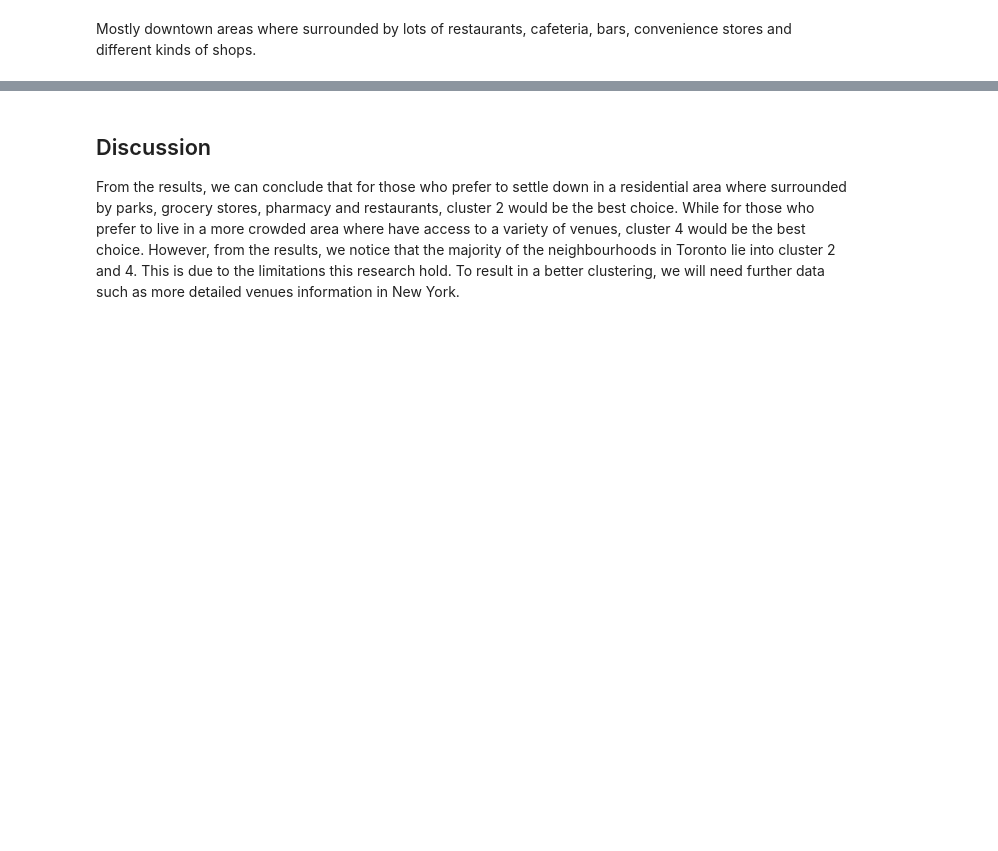
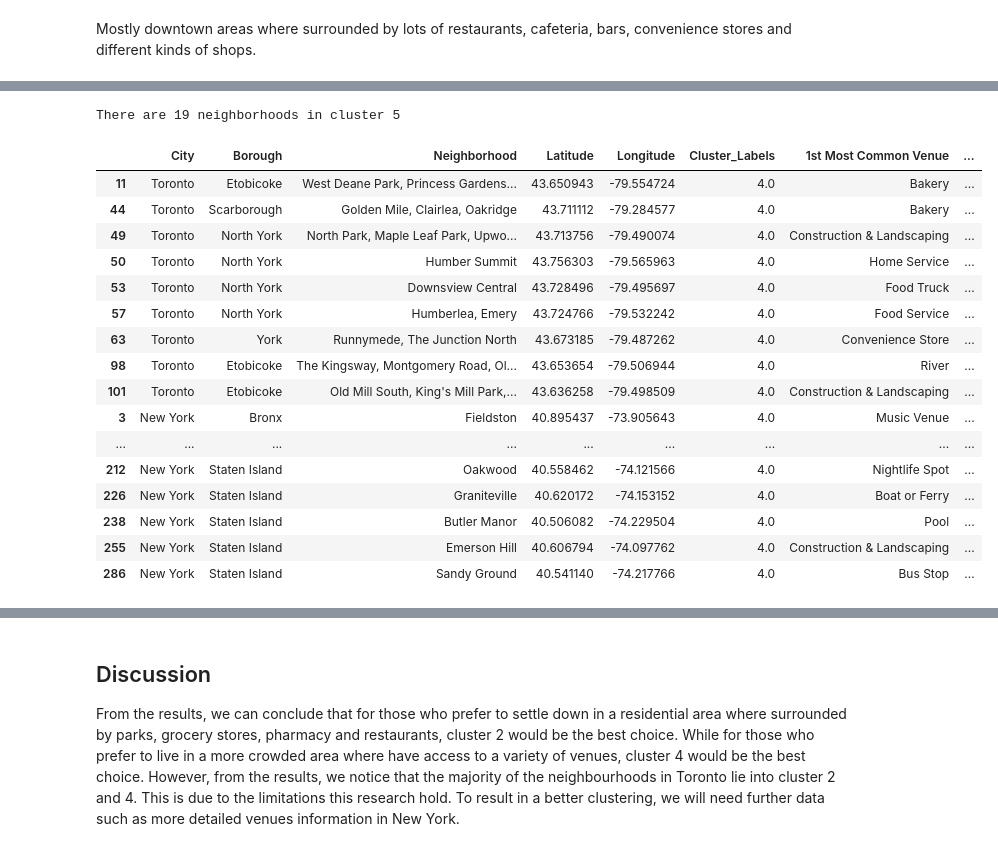
Before and after one commit to TianweiZhao/Coursera_Capstone, a Jupyter notebook: Capstone_The-Battle-of-the-Neighborhoods.ipynb, the cells around one changed output, grey strips where cells are left out. Cells and saved outputs as stored; diff of their text form; code cells hidden in the pictures; blank space fills up the shorter version.

```diff
--- a/Capstone_The-Battle-of-the-Neighborhoods.ipynb
+++ b/Capstone_The-Battle-of-the-Neighborhoods.ipynb
@@ -773,3 +786,26 @@ displayClusters('New York', 'United States', cluster1[cluster1['City'] == 'New Y
 # %% [output]
 New York:
 [interactive output not drawn]
+# %%
+cluster5 = toronto_newyork_merged.loc[toronto_newyork_merged['Cluster_Labels'] == 4]
+print('There are {} neighborhoods in cluster 5'.format(cluster5.shape[0]))
+cluster5
+# %% [output]
+There are 19 neighborhoods in cluster 5
+|  | City | Borough | Neighborhood | Latitude | Longitude | Cluster_Labels | 1st Most Common Venue | ... |
+| 11 | Toronto | Etobicoke | West Deane Park, Princess Gardens... | 43.650943 | -79.554724 | 4.0 | Bakery | ... |
+| 44 | Toronto | Scarborough | Golden Mile, Clairlea, Oakridge | 43.711112 | -79.284577 | 4.0 | Bakery | ... |
+| 49 | Toronto | North York | North Park, Maple Leaf Park, Upwo... | 43.713756 | -79.490074 | 4.0 | Construction & Landscaping | ... |
+| 50 | Toronto | North York | Humber Summit | 43.756303 | -79.565963 | 4.0 | Home Service | ... |
+| 53 | Toronto | North York | Downsview Central | 43.728496 | -79.495697 | 4.0 | Food Truck | ... |
+| 57 | Toronto | North York | Humberlea, Emery | 43.724766 | -79.532242 | 4.0 | Food Service | ... |
+| 63 | Toronto | York | Runnymede, The Junction North | 43.673185 | -79.487262 | 4.0 | Convenience Store | ... |
+| 98 | Toronto | Etobicoke | The Kingsway, Montgomery Road, Ol... | 43.653654 | -79.506944 | 4.0 | River | ... |
+| 101 | Toronto | Etobicoke | Old Mill South, King's Mill Park,... | 43.636258 | -79.498509 | 4.0 | Construction & Landscaping | ... |
+| 3 | New York | Bronx | Fieldston | 40.895437 | -73.905643 | 4.0 | Music Venue | ... |
+| ... | ... | ... | ... | ... | ... | ... | ... | ... |
+| 212 | New York | Staten Island | Oakwood | 40.558462 | -74.121566 | 4.0 | Nightlife Spot | ... |
+| 226 | New York | Staten Island | Graniteville | 40.620172 | -74.153152 | 4.0 | Boat or Ferry | ... |
+| 238 | New York | Staten Island | Butler Manor | 40.506082 | -74.229504 | 4.0 | Pool | ... |
+| 255 | New York | Staten Island | Emerson Hill | 40.606794 | -74.097762 | 4.0 | Construction & Landscaping | ... |
+| 286 | New York | Staten Island | Sandy Ground | 40.541140 | -74.217766 | 4.0 | Bus Stop | ... |
```
Also changed, not shown: parts of 20 cells of this notebook.
